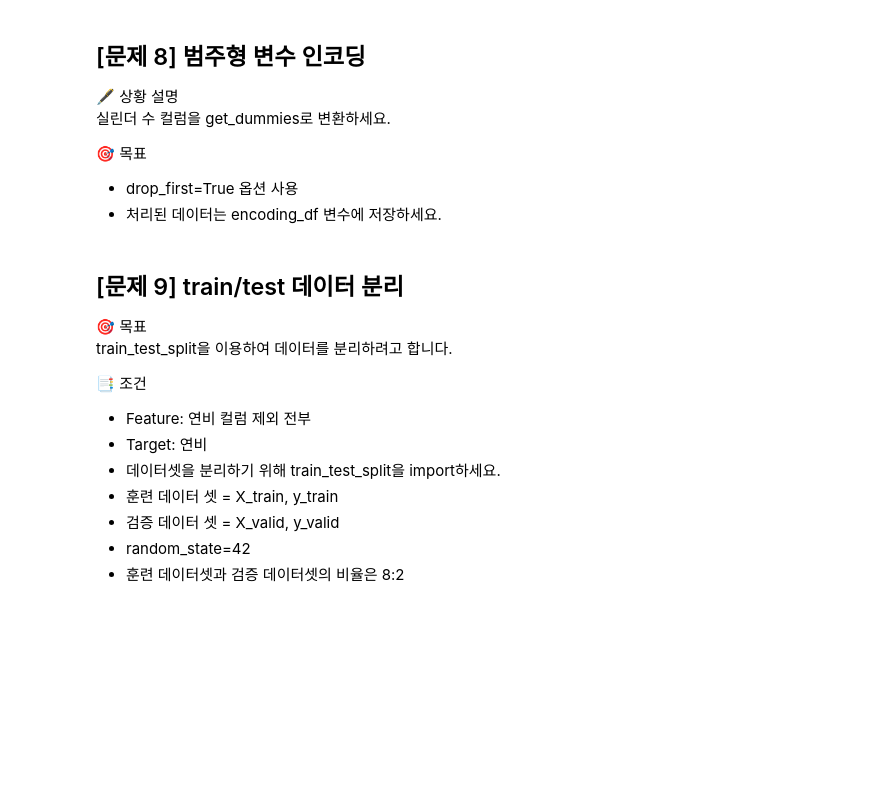
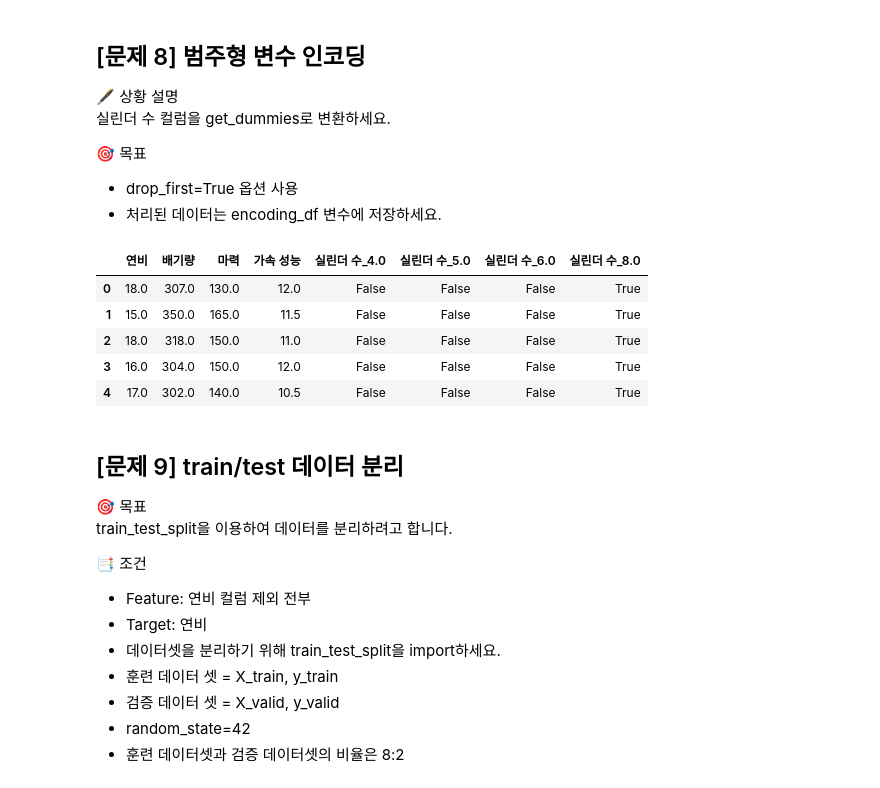
Before and after one commit to bladerunner3201/ml-dl, a Jupyter notebook: 4회 모의고사(차량 연비 예측).ipynb, the cells around one changed output. Saved outputs shown, nothing was run; the diff lists cells and outputs as text; code cells hidden in the pictures; blank space fills up the shorter version.

```diff
--- a/4회 모의고사(차량 연비 예측).ipynb
+++ b/4회 모의고사(차량 연비 예측).ipynb
@@ -196,6 +200,7 @@ col_list = ['배기량','마력','차량 무게','가속 성능']
 - 처리된 데이터는 clear_df 변수에 저장
 # %%
 # 여기에 답안코드를 작성하세요.
+clear_df = del_df.drop(['차량 출시 연도', '제조 국가 코드', '차량 이름', '차량 무게'], axis=1)
 # %% [markdown]
 ## [문제 8] 범주형 변수 인코딩
 
@@ -207,6 +212,15 @@ col_list = ['배기량','마력','차량 무게','가속 성능']
 - 처리된 데이터는 encoding_df 변수에 저장하세요.
 # %%
 # 여기에 답안코드를 작성하세요.
+encoding_df = pd.get_dummies(data=clear_df, columns=['실린더 수'], drop_first=True)
+encoding_df.head()
+# %% [output]
+|  | 연비 | 배기량 | 마력 | 가속 성능 | 실린더 수_4.0 | 실린더 수_5.0 | 실린더 수_6.0 | 실린더 수_8.0 |
+| 0 | 18.0 | 307.0 | 130.0 | 12.0 | False | False | False | True |
+| 1 | 15.0 | 350.0 | 165.0 | 11.5 | False | False | False | True |
+| 2 | 18.0 | 318.0 | 150.0 | 11.0 | False | False | False | True |
+| 3 | 16.0 | 304.0 | 150.0 | 12.0 | False | False | False | True |
+| 4 | 17.0 | 302.0 | 140.0 | 10.5 | False | False | False | True |
 # %% [markdown]
 ## [문제 9] train/test 데이터 분리
 
```
Also changed, not shown: parts of 11 cells of this notebook, 23 other files.
